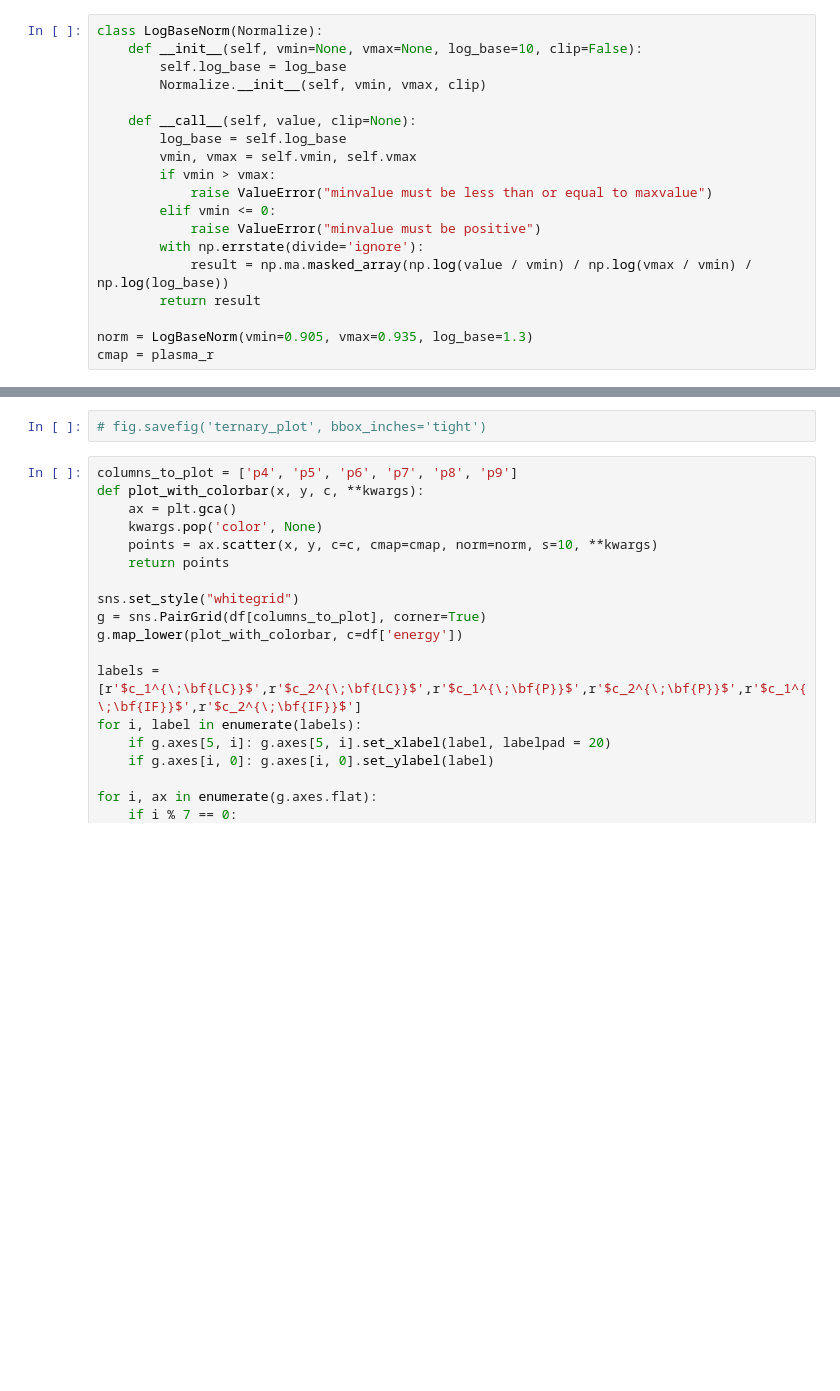
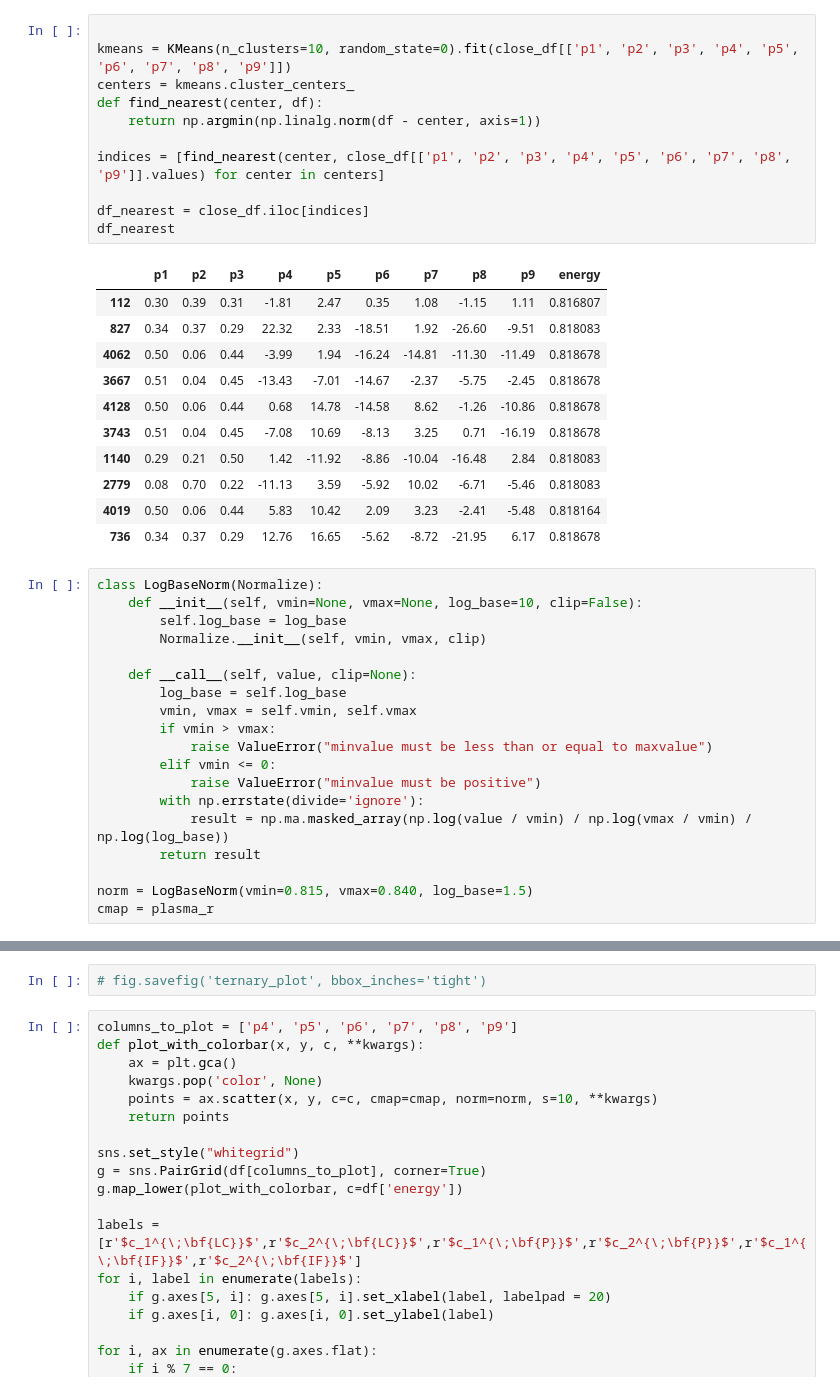
Before and after one commit to calumholker/pyzx, a Jupyter notebook: optimisation/annealing_results.ipynb, the cells around one changed output, grey strips where cells are left out. Saved outputs shown, nothing was run; the diff lists cells and outputs as text; blank space fills up the shorter version.

```diff
--- a/optimisation/annealing_results.ipynb
+++ b/optimisation/annealing_results.ipynb
@@ -57,3 +63,26 @@ print(max_min_dist_row[['p1', 'p2', 'p3', 'p4', 'p5', 'p6', 'p7', 'p8', 'p9']])
+# %%
+
+kmeans = KMeans(n_clusters=10, random_state=0).fit(close_df[['p1', 'p2', 'p3', 'p4', 'p5', 'p6', 'p7', 'p8', 'p9']])
+centers = kmeans.cluster_centers_
+def find_nearest(center, df):
+    return np.argmin(np.linalg.norm(df - center, axis=1))
+
+indices = [find_nearest(center, close_df[['p1', 'p2', 'p3', 'p4', 'p5', 'p6', 'p7', 'p8', 'p9']].values) for center in centers]
+
+df_nearest = close_df.iloc[indices]
+df_nearest
+# %% [output]
+|  | p1 | p2 | p3 | p4 | p5 | p6 | p7 | p8 | p9 | energy |
+| 112 | 0.30 | 0.39 | 0.31 | -1.81 | 2.47 | 0.35 | 1.08 | -1.15 | 1.11 | 0.816807 |
+| 827 | 0.34 | 0.37 | 0.29 | 22.32 | 2.33 | -18.51 | 1.92 | -26.60 | -9.51 | 0.818083 |
+| 4062 | 0.50 | 0.06 | 0.44 | -3.99 | 1.94 | -16.24 | -14.81 | -11.30 | -11.49 | 0.818678 |
+| 3667 | 0.51 | 0.04 | 0.45 | -13.43 | -7.01 | -14.67 | -2.37 | -5.75 | -2.45 | 0.818678 |
+| 4128 | 0.50 | 0.06 | 0.44 | 0.68 | 14.78 | -14.58 | 8.62 | -1.26 | -10.86 | 0.818678 |
+| 3743 | 0.51 | 0.04 | 0.45 | -7.08 | 10.69 | -8.13 | 3.25 | 0.71 | -16.19 | 0.818678 |
+| 1140 | 0.29 | 0.21 | 0.50 | 1.42 | -11.92 | -8.86 | -10.04 | -16.48 | 2.84 | 0.818083 |
+| 2779 | 0.08 | 0.70 | 0.22 | -11.13 | 3.59 | -5.92 | 10.02 | -6.71 | -5.46 | 0.818083 |
+| 4019 | 0.50 | 0.06 | 0.44 | 5.83 | 10.42 | 2.09 | 3.23 | -2.41 | -5.48 | 0.818164 |
+| 736 | 0.34 | 0.37 | 0.29 | 12.76 | 16.65 | -5.62 | -8.72 | -21.95 | 6.17 | 0.818678 |
 # %%
 class LogBaseNorm(Normalize):
     def __init__(self, vmin=None, vmax=None, log_base=10, clip=False):
@@ -71,7 +100,7 @@ class LogBaseNorm(Normalize):
             result = np.ma.masked_array(np.log(value / vmin) / np.log(vmax / vmin) / np.log(log_base))
         return result
 
-norm = LogBaseNorm(vmin=0.905, vmax=0.935, log_base=1.3)
+norm = LogBaseNorm(vmin=0.815, vmax=0.840, log_base=1.5)
 cmap = plasma_r
 # %%
 data = df[['p1','p2','p3','energy']]
```
Also changed, not shown: parts of 6 cells of this notebook, 17 other files.
